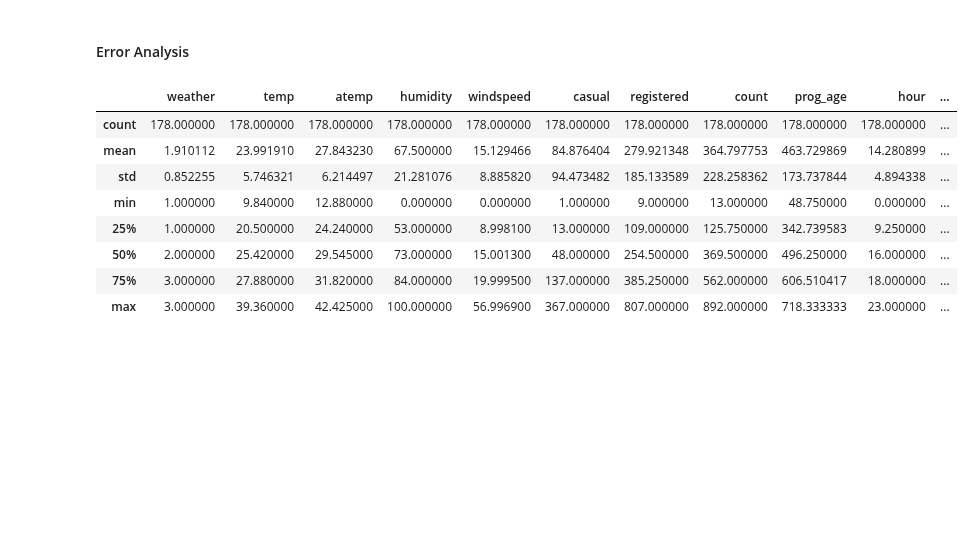
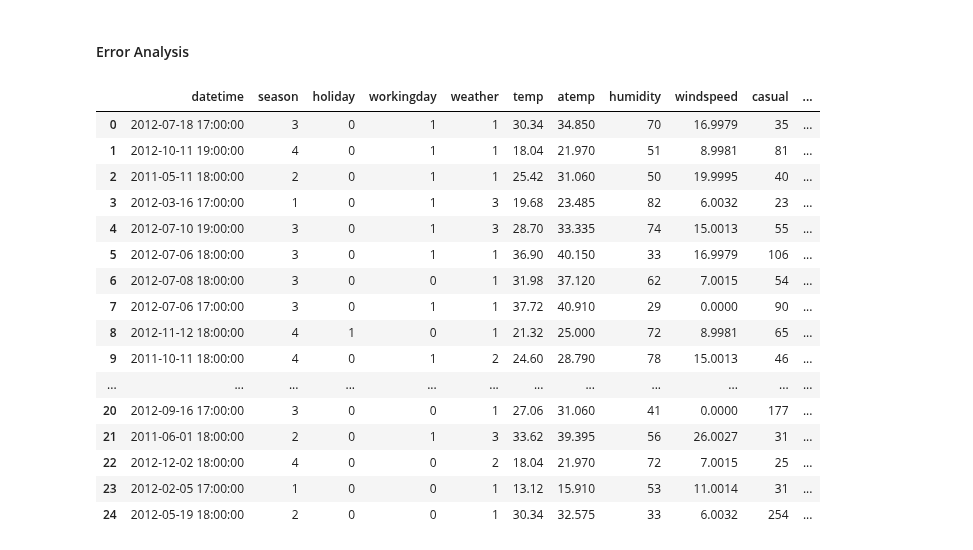
Before and after one commit to zingbretsenucb/w207_kaggleproject, a Jupyter notebook: NC_Work/Model 1.5.ipynb, the cells around one changed output. Saved outputs shown, nothing was run; the diff lists cells and outputs as text; code cells hidden in the pictures; blank space fills up the shorter version.

```diff
--- a/NC_Work/Model 1.5.ipynb
+++ b/NC_Work/Model 1.5.ipynb
@@ -390,7 +400,9 @@ searcher.best_params_
 # %% [output]
 {'learning_rate': 1.5, 'n_estimators': 20}
 # %%
-#instantiate the adaboost regressor
+#instantiate adaboost and decision tree regressors
+dt = DecisionTreeRegressor()
+
 ab = AdaBoostRegressor(n_estimators = 20, learning_rate = 1.5, base_estimator = dt)
 
 #fit the classifier for casual rentals
@@ -448,7 +518,11 @@ day_dev_transformed_df = pd.DataFrame(day_dev_transformed)
 # %%
 #Next, train a separate classifier for late night and not late night
-#instantiate the adaboost regressor
-ab_late = AdaBoostRegressor(n_estimators = 20, learning_rate = 1.5, base_estimator = dt)
+#instantiate the late and day regressors
+
+#These models perform exceptionally poorly on the dev data for late night
+ab_late = AdaBoostRegressor(n_estimators = 10, learning_rate = 1.5, base_estimator = dt)
+dt_late = RandomForestRegressor(n_estimators = 200, max_depth = 30)
+
 ab_day = AdaBoostRegressor(n_estimators = 20, learning_rate = 1.5, base_estimator = dt)
 
 #fit the classifier for casual rentals
@@ -495,35 +569,48 @@ train_data.head()
 #### Error Analysis
 # %%
 #Predictions with the largest absolute error
-train_errors = preds_train - np.array(actual_train)
+late_dev_errors = preds_late_dev - np.array(late_night_dev['count'])
 
 #merge train errors with training data
-train_errors_df = train_data
-train_errors_df['raw_error'] = train_errors
+dev_errors_df = late_night_dev.copy()
 
-train_errors_df['abs_error'] = abs(train_errors_df.raw_error)
+dev_errors_df['raw_error'] = late_dev_errors
+dev_errors_df['abs_error'] = abs(dev_errors_df.raw_error)
+dev_errors_df['pred_count'] = preds_late_dev
 
 #rank observations by absolute value of error
-train_errors_df['abs_error_rank'] = train_errors_df.abs_error.rank(ascending = False)
-train_errors_df['hour'] = train_errors_df.hour.astype(float)
+dev_errors_df['abs_error_rank'] = dev_errors_df.abs_error.rank(ascending = False)
+dev_errors_df['hour'] = dev_errors_df.hour.astype(float)
 
 
 #get the worst ~20% of errors
-train_errors_df = train_errors_df.sort_values(by = 'abs_error_rank', axis = 0)
-worst_errors = train_errors_df.loc[:1600,]
-OK_predictions = train_errors_df.loc[1600:,]
+dev_errors_df = dev_errors_df.sort_values(by = 'abs_error_rank', axis = 0)
+dev_errors_df = dev_errors_df.reset_index(drop = True)
+worst_errors = dev_errors_df.loc[:300,]
+OK_predictions = dev_errors_df.loc[300:,]
 
 worst_errors.describe()
+#dev_errors_df.head()
+
+worst_errors.head(n=25)
 # %% [output]
-|  | weather | temp | atemp | humidity | windspeed | casual | registered | count | prog_age | hour | ... |
-| count | 178.000000 | 178.000000 | 178.000000 | 178.000000 | 178.000000 | 178.000000 | 178.000000 | 178.000000 | 178.000000 | 178.000000 | ... |
-| mean | 1.910112 | 23.991910 | 27.843230 | 67.500000 | 15.129466 | 84.876404 | 279.921348 | 364.797753 | 463.729869 | 14.280899 | ... |
-| std | 0.852255 | 5.746321 | 6.214497 | 21.281076 | 8.885820 | 94.473482 | 185.133589 | 228.258362 | 173.737844 | 4.894338 | ... |
-| min | 1.000000 | 9.840000 | 12.880000 | 0.000000 | 0.000000 | 1.000000 | 9.000000 | 13.000000 | 48.750000 | 0.000000 | ... |
-| 25% | 1.000000 | 20.500000 | 24.240000 | 53.000000 | 8.998100 | 13.000000 | 109.000000 | 125.750000 | 342.739583 | 9.250000 | ... |
-| 50% | 2.000000 | 25.420000 | 29.545000 | 73.000000 | 15.001300 | 48.000000 | 254.500000 | 369.500000 | 496.250000 | 16.000000 | ... |
-| 75% | 3.000000 | 27.880000 | 31.820000 | 84.000000 | 19.999500 | 137.000000 | 385.250000 | 562.000000 | 606.510417 | 18.000000 | ... |
-| max | 3.000000 | 39.360000 | 42.425000 | 100.000000 | 56.996900 | 367.000000 | 807.000000 | 892.000000 | 718.333333 | 23.000000 | ... |
+|  | datetime | season | holiday | workingday | weather | temp | atemp | humidity | windspeed | casual | ... |
+| 0 | 2012-07-18 17:00:00 | 3 | 0 | 1 | 1 | 30.34 | 34.850 | 70 | 16.9979 | 35 | ... |
+| 1 | 2012-10-11 19:00:00 | 4 | 0 | 1 | 1 | 18.04 | 21.970 | 51 | 8.9981 | 81 | ... |
+| 2 | 2011-05-11 18:00:00 | 2 | 0 | 1 | 1 | 25.42 | 31.060 | 50 | 19.9995 | 40 | ... |
+| 3 | 2012-03-16 17:00:00 | 1 | 0 | 1 | 3 | 19.68 | 23.485 | 82 | 6.0032 | 23 | ... |
+| 4 | 2012-07-10 19:00:00 | 3 | 0 | 1 | 3 | 28.70 | 33.335 | 74 | 15.0013 | 55 | ... |
+| 5 | 2012-07-06 18:00:00 | 3 | 0 | 1 | 1 | 36.90 | 40.150 | 33 | 16.9979 | 106 | ... |
+| 6 | 2012-07-08 18:00:00 | 3 | 0 | 0 | 1 | 31.98 | 37.120 | 62 | 7.0015 | 54 | ... |
+| 7 | 2012-07-06 17:00:00 | 3 | 0 | 1 | 1 | 37.72 | 40.910 | 29 | 0.0000 | 90 | ... |
+| 8 | 2012-11-12 18:00:00 | 4 | 1 | 0 | 1 | 21.32 | 25.000 | 72 | 8.9981 | 65 | ... |
+| 9 | 2011-10-11 18:00:00 | 4 | 0 | 1 | 2 | 24.60 | 28.790 | 78 | 15.0013 | 46 | ... |
+| ... | ... | ... | ... | ... | ... | ... | ... | ... | ... | ... | ... |
+| 20 | 2012-09-16 17:00:00 | 3 | 0 | 0 | 1 | 27.06 | 31.060 | 41 | 0.0000 | 177 | ... |
+| 21 | 2011-06-01 18:00:00 | 2 | 0 | 1 | 3 | 33.62 | 39.395 | 56 | 26.0027 | 31 | ... |
+| 22 | 2012-12-02 18:00:00 | 4 | 0 | 0 | 2 | 18.04 | 21.970 | 72 | 7.0015 | 25 | ... |
+| 23 | 2012-02-05 17:00:00 | 1 | 0 | 0 | 1 | 13.12 | 15.910 | 53 | 11.0014 | 31 | ... |
+| 24 | 2012-05-19 18:00:00 | 2 | 0 | 0 | 1 | 30.34 | 32.575 | 33 | 6.0032 | 254 | ... |
 # %%
 #Look at various features in the worst errors compared to the overall dataset
 
```
Also changed, not shown: parts of 15 cells of this notebook, 3 other files.
